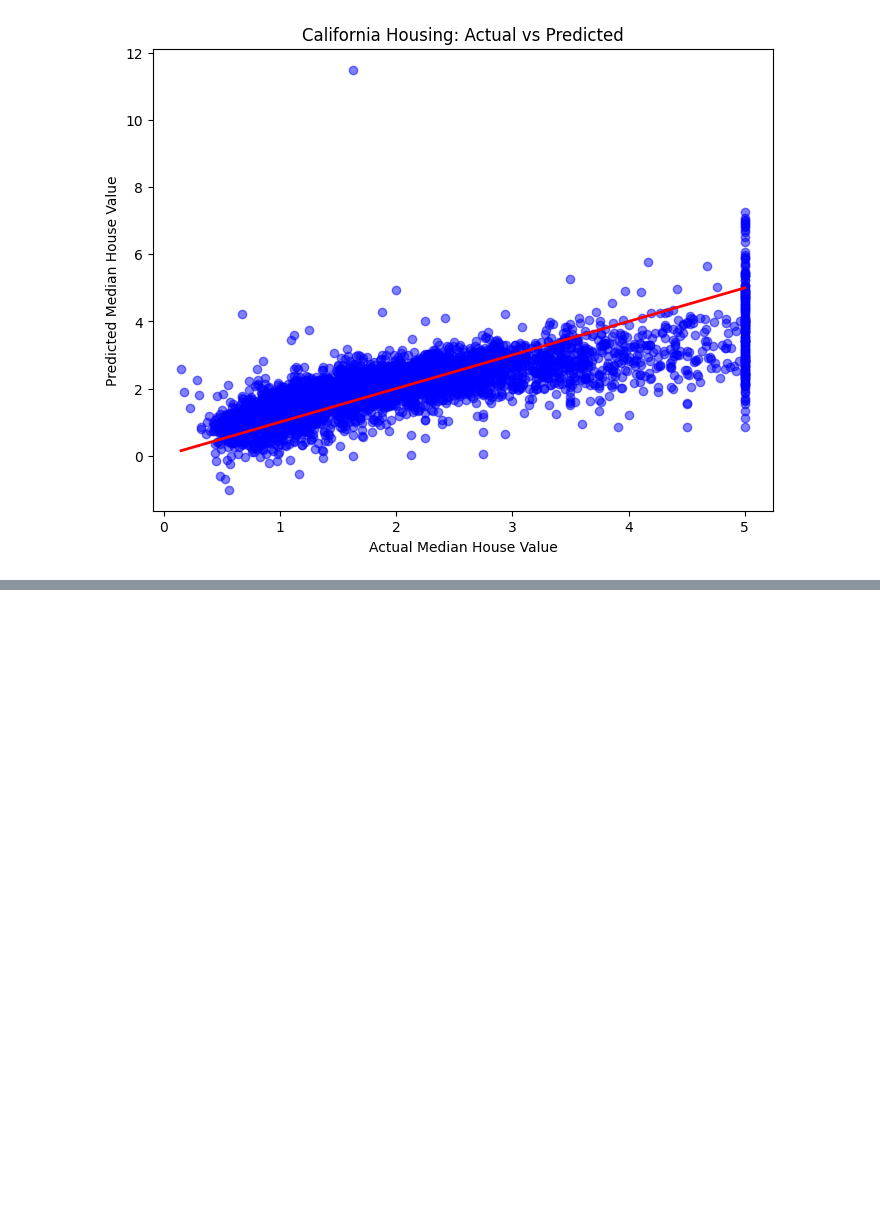
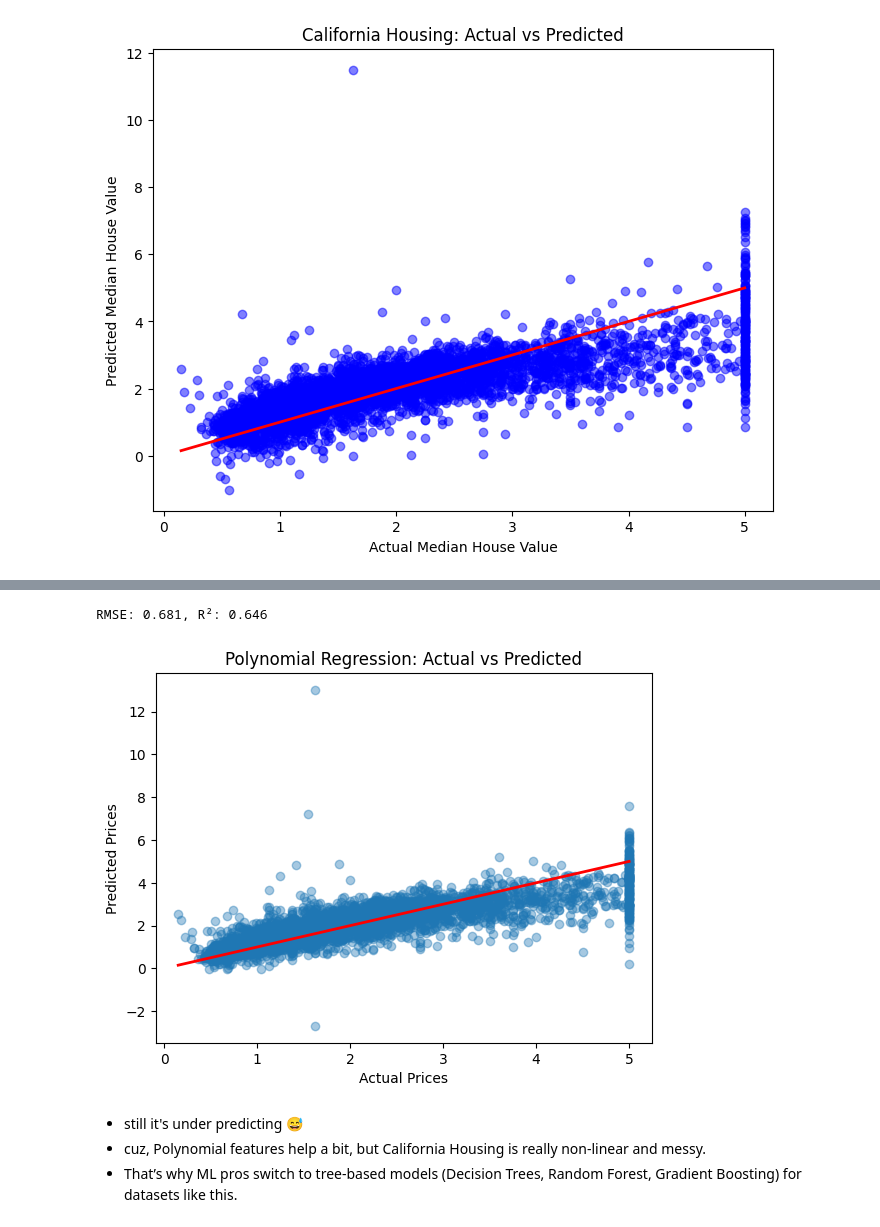
Before and after one commit to megabytis/applied-ML-notebooks, a Jupyter notebook: Scikit-learn/Machine_Learning/01-supervised-Algos/Multiple_Linear_Regression.ipynb, the cells around one changed output, grey strips where cells are left out. Drawn from its saved outputs; the diff is of its cells as text; code cells hidden in the pictures; blank space fills up the shorter version.

```diff
--- a/Scikit-learn/Machine_Learning/01-supervised-Algos/Multiple_Linear_Regression.ipynb
+++ b/Scikit-learn/Machine_Learning/01-supervised-Algos/Multiple_Linear_Regression.ipynb
@@ -187,0 +230,40 @@ plt.show()
+# %%
+from sklearn.preprocessing import StandardScaler, PolynomialFeatures
+
+# Polynomial features
+poly = PolynomialFeatures(degree=2, include_bias=False)
+X_train_poly = poly.fit_transform(X_train)
+X_test_poly = poly.transform(X_test)
+
+# Scaling
+scaler = StandardScaler()
+X_train_poly = scaler.fit_transform(X_train_poly)
+X_test_poly = scaler.transform(X_test_poly)
+
+# Train model
+model = LinearRegression()
+model.fit(X_train_poly, y_train)
+y_pred = model.predict(X_test_poly)
+
+# Metrics
+mse = mean_squared_error(y_test, y_pred)
+rmse = mse ** 0.5
+r2 = r2_score(y_test, y_pred)
+print(f"RMSE: {rmse:.3f}, R²: {r2:.3f}")
+
+# Scatter plot
+plt.scatter(y_test, y_pred, alpha=0.4)
+plt.plot([y_test.min(), y_test.max()],
+         [y_test.min(), y_test.max()],
+         color='red', linewidth=2)
+plt.xlabel("Actual Prices")
+plt.ylabel("Predicted Prices")
+plt.title("Polynomial Regression: Actual vs Predicted")
+plt.show()
+# %% [output]
+RMSE: 0.681, R²: 0.646
+[figure, added]
+# %% [markdown]
+- still it's under predicting 😅
+- cuz, Polynomial features help a bit, but California Housing is really non-linear and messy.
+- That’s why ML pros switch to tree-based models (Decision Trees, Random Forest, Gradient Boosting) for datasets like this.
```
Also changed, not shown: parts of 5 cells of this notebook.
